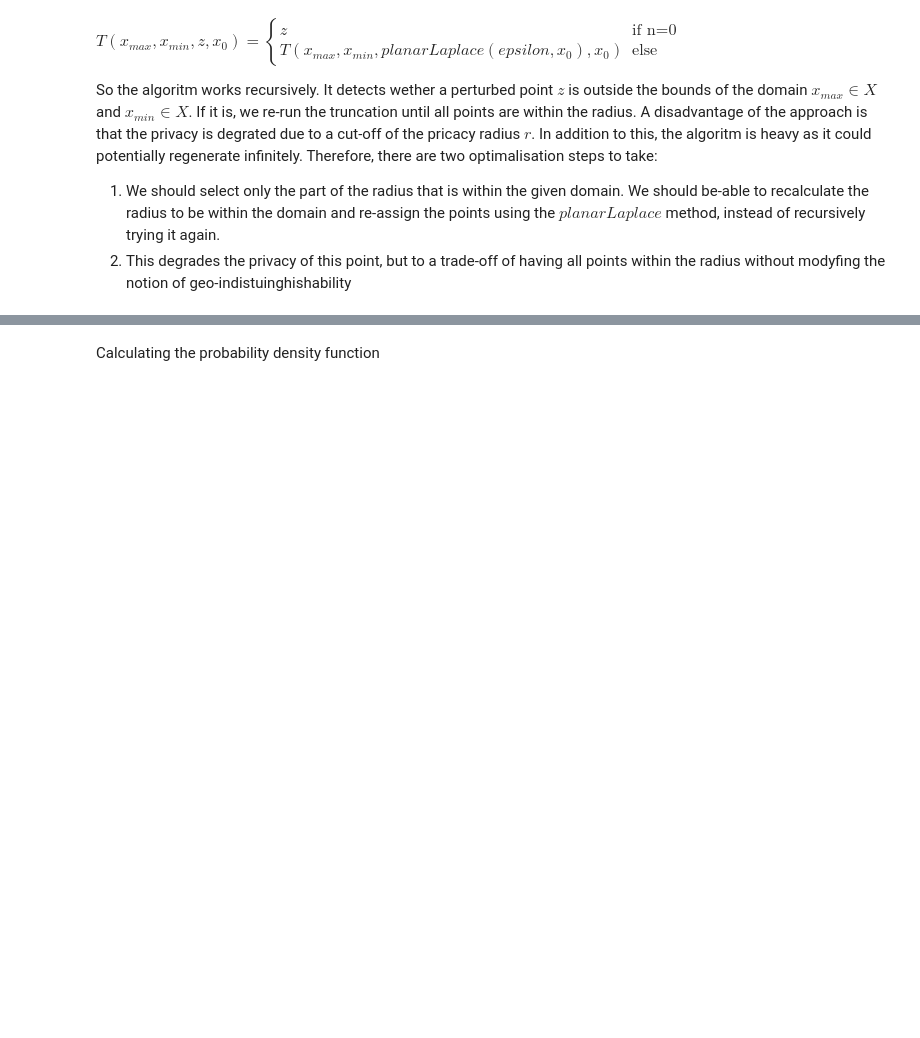
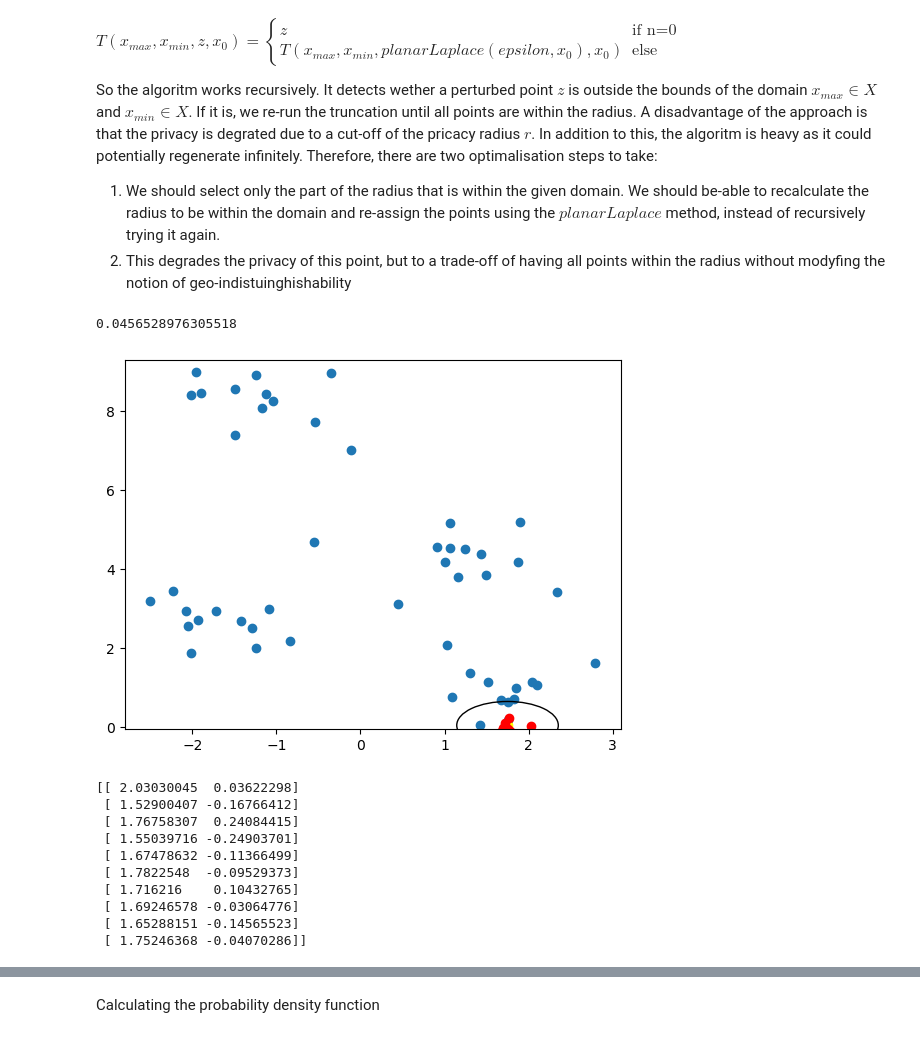
Before and after one commit to tjvanderende/privacy-preserved-clustering-with-nD-Laplace, a Jupyter notebook: RQ1/2D-Laplace.ipynb, the cells around one changed output, grey strips where cells are left out. Drawn from its saved outputs; the diff is of its cells as text; code cells hidden in the pictures; blank space fills up the shorter version.

```diff
--- a/RQ1/2D-Laplace.ipynb
+++ b/RQ1/2D-Laplace.ipynb
@@ -272,0 +273,22 @@ Therefore, there are two optimalisation steps to take:
+# %%
+X[12, 1]
+# %% [output]
+0.0456528976305518
+# %%
+# Plot a point outside the boundary (we selected a specific point based on above information)
+x0 = [X[36, 0], X[12, 1]]
+Z1, R1 = calculate_radius_with_noise(x0)
+plot_noise(x0, X, Z1, R1)
+print(Z1)
+# %% [output]
+[figure, added]
+[[ 2.03030045  0.03622298]
+ [ 1.52900407 -0.16766412]
+ [ 1.76758307  0.24084415]
+ [ 1.55039716 -0.24903701]
+ [ 1.67478632 -0.11366499]
+ [ 1.7822548  -0.09529373]
+ [ 1.716216    0.10432765]
+ [ 1.69246578 -0.03064776]
+ [ 1.65288151 -0.14565523]
+ [ 1.75246368 -0.04070286]]
```
Also changed, not shown: parts of 10 cells of this notebook.
